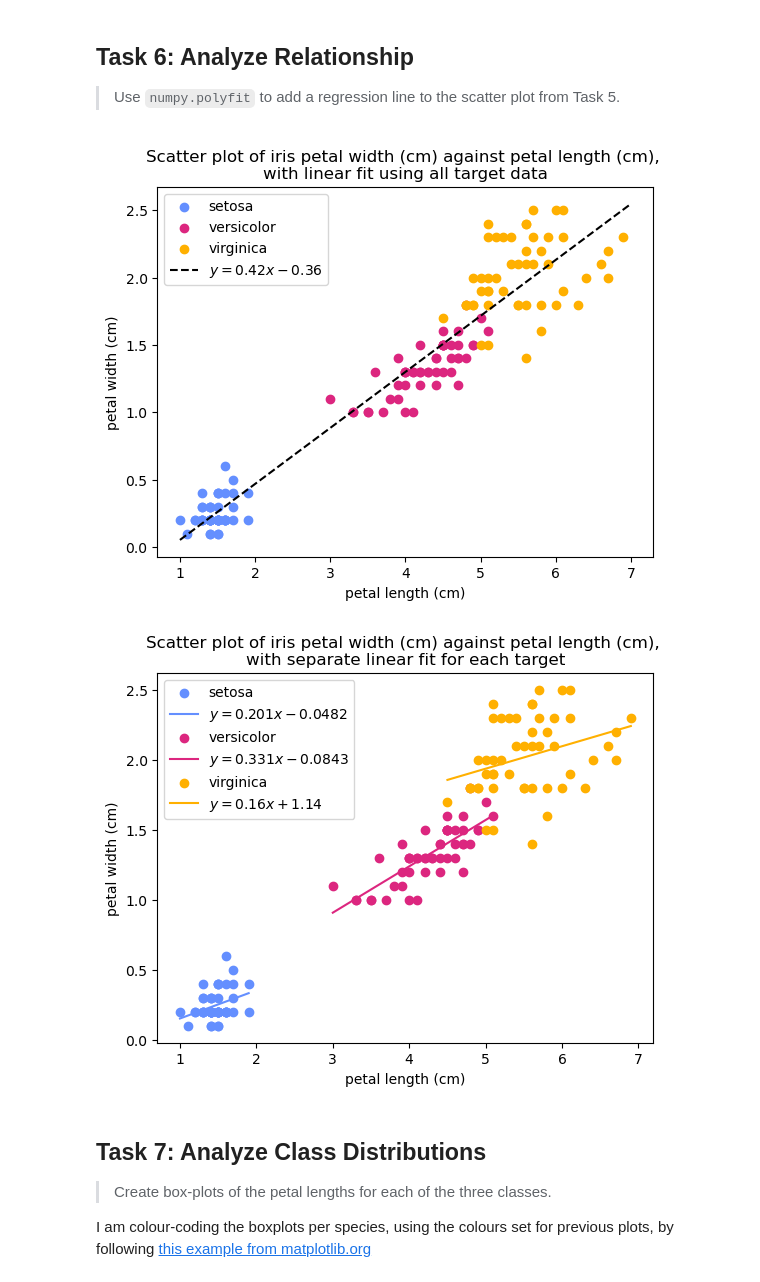
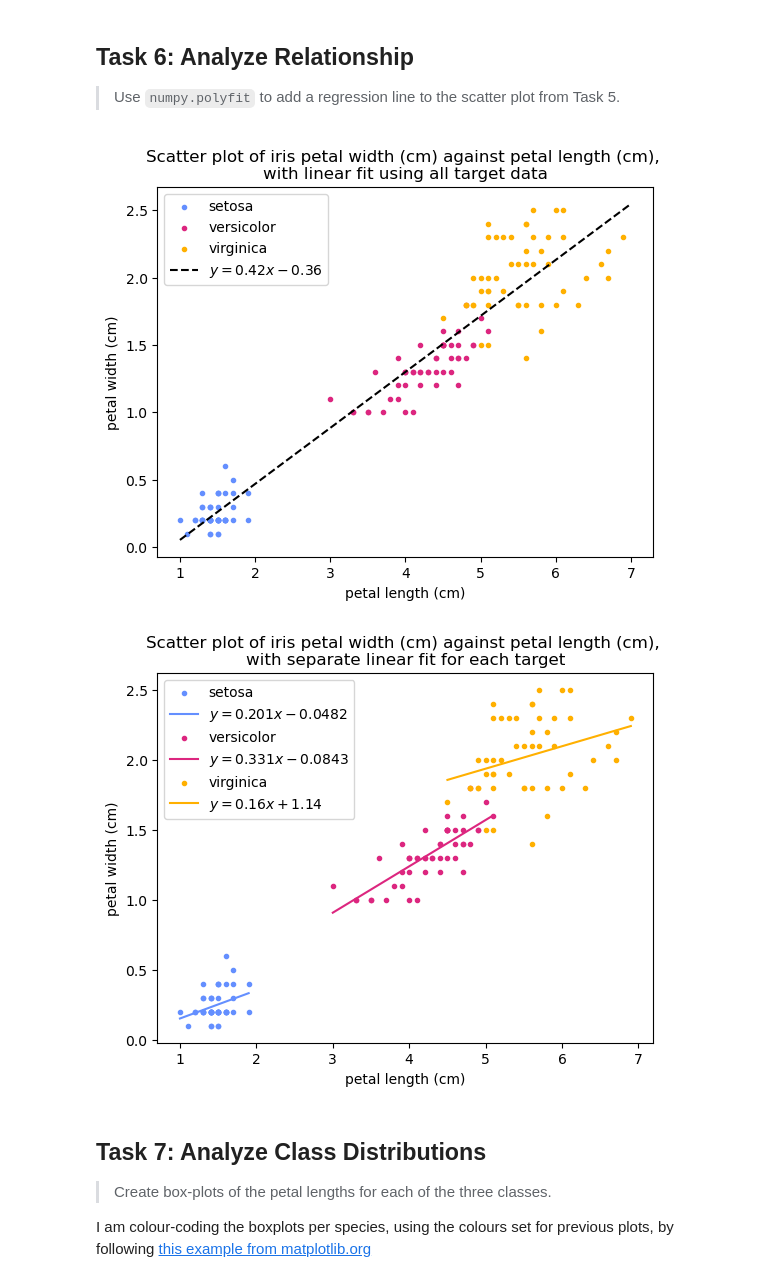
Before and after one commit to SuColl/principles_of_data_analytics, a Jupyter notebook: tasks.ipynb, the cells around one changed output. Saved outputs shown, nothing was run; the diff lists cells and outputs as text; code cells hidden in the pictures.

```diff
--- a/tasks.ipynb
+++ b/tasks.ipynb
@@ -498,6 +502,7 @@ for species in range(n_targets):
     plt.scatter(
         dataset.data[dataset.target==species,x],
         dataset.data[dataset.target==species,y],
+        marker = ".",
         color = target_colours[species],
         label = dataset.target_names[species]
     )
@@ -510,7 +515,8 @@ plt.ylabel(dataset.feature_names[y])
 
 # Add plot title
 plt.title(
-    f"Scatter plot of iris {dataset.feature_names[y]} against {dataset.feature_names[x]}"
+    f"Scatter plot of iris {dataset.feature_names[y]} "
+    f"against {dataset.feature_names[x]}"
     )
 
 # Add legend
@@ -534,41 +540,43 @@ linfit_y_values = (linfit_x_values * slope) + intercept
 # %%
 ## Plot the data and the linear fit.
 
+# Plot the scatter points
 # Copied from previous code cell for scatter plots
 for species in range(n_targets):
     plt.scatter(
         dataset.data[dataset.target==species,x],
         dataset.data[dataset.target==species,y],
+        marker = ".",
         color = target_colours[species],
         label = dataset.target_names[species]
     )
-plt.xlabel(dataset.feature_names[x])
-plt.ylabel(dataset.feature_names[y])
 
 # Plot the linear fit calculated above.
 # add linear fit equation to the legend - note the string format for the
 # intercept displays the + or - sign whether the value of the intercept is
 # positive or negative, so I don't need to have the sign as a string literal.
 # (from https://docs.python.org/3/library/string.html#formatspec)
 plt.plot(
     linfit_x_values,
     linfit_y_values,
     '--',
     color="black",
     label=f"$y = {slope:.2}x {intercept:+.2}$"
     )
 
-# plot the legend
-plt.legend()
-
 # add the title
 plt.title(
     f"Scatter plot of iris {dataset.feature_names[y]} "
     f"against {dataset.feature_names[x]}, \n"
     "with linear fit using all target data"
-);
+)
+
+# plot the legend, x-axis labels, and y-axis labels
+plt.xlabel(dataset.feature_names[x])
+plt.ylabel(dataset.feature_names[y])
+plt.legend();
 # %% [output]
-[figure, old version]
+[figure, new version]
 # %%
 # Calculate the coefficients of a linear fit to the scatter plot above
 # using data from each target separately
@@ -599,6 +607,7 @@ for species in range(n_targets):
     plt.scatter(
         dataset.data[dataset.target==species,x],
         dataset.data[dataset.target==species,y],
+        marker = ".",
         color = target_colours[species],
         label = dataset.target_names[species]
     )
@@ -617,14 +626,14 @@ plt.xlabel(dataset.feature_names[x])
 plt.ylabel(dataset.feature_names[y])
 plt.legend()
 
-# add the title
+# add the title, including the names of the features plotted
 plt.title(
     f"Scatter plot of iris {dataset.feature_names[y]} "
     f"against {dataset.feature_names[x]}, \n"
     "with separate linear fit for each target"
 );
 # %% [output]
-[figure, old version]
+[figure, new version]
 # %% [markdown]
 ## Task 7: Analyze Class Distributions
 >Create box-plots of the petal lengths for each of the three classes.
```
Also changed, not shown: parts of 7 cells of this notebook.
